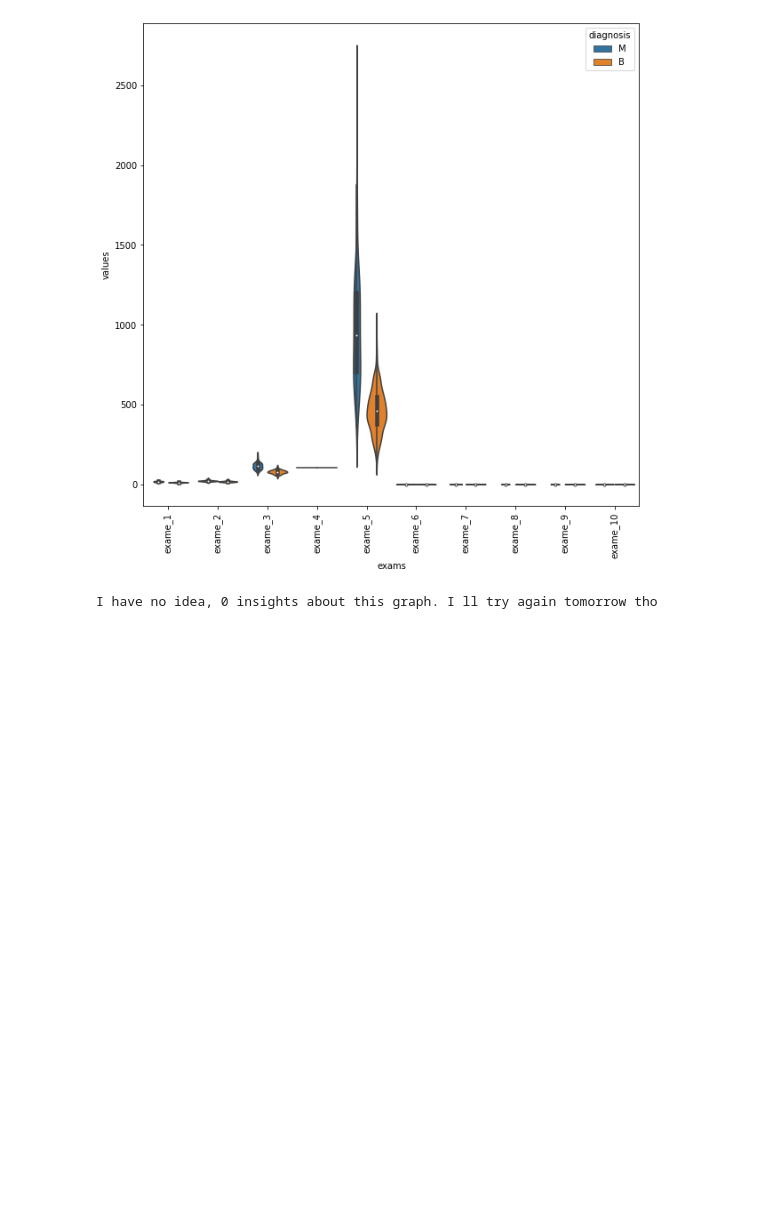
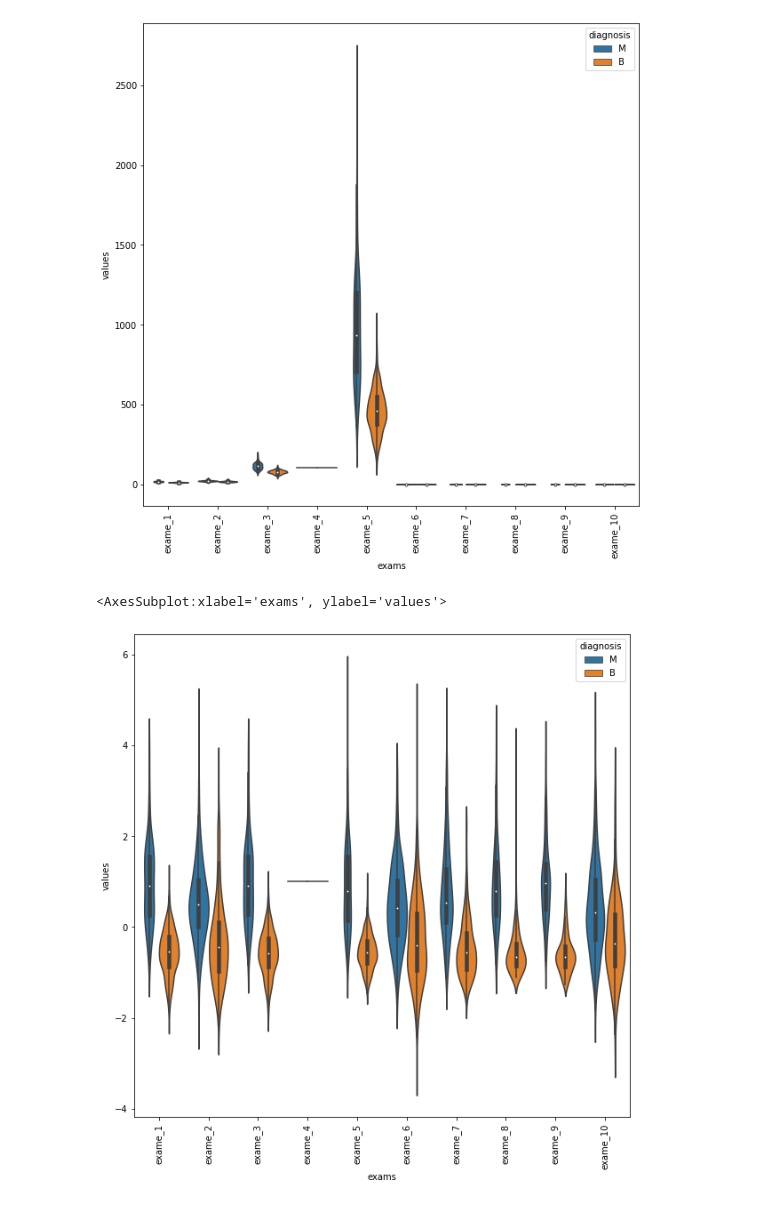
Before and after one commit to deLimaNicolas/that-classic-cancer-classification, a Jupyter notebook: cancer-classifier.ipynb, the cells around one changed output. Cells and saved outputs as stored; diff of their text form; code cells hidden in the pictures; blank space fills up the shorter version.

Commit message:
ploted data is standardizided now

```diff
--- a/cancer-classifier.ipynb
+++ b/cancer-classifier.ipynb
@@ -86,7 +86,25 @@ sns.violinplot(x = 'exams', y = 'values',
 # %% [output]
 <AxesSubplot:xlabel='exams', ylabel='values'>
 [figure]
-# %%
-print('I have no idea, 0 insights about this graph. I ll try again tomorrow tho')
-# %% [output]
-I have no idea, 0 insights about this graph. I ll try again tomorrow tho
+# %%
+from sklearn.preprocessing import StandardScaler
+
+standadizer = StandardScaler()
+standadizer.fit(describers)
+
+describers_2 = standadizer.transform(describers)
+
+describers_2 = pd.DataFrame(data=describers_2, columns=describers.keys())
+
+data_plot =  pd.concat([diagnosis, describers_2.iloc[:, 0:10]], axis = 1)
+
+data_plot = pd.melt(data_plot, id_vars='diagnosis', var_name='exams', value_name='values')
+
+plt.figure(figsize=(10,10))
+plt.xticks(rotation = 90)
+
+sns.violinplot(x = 'exams', y = 'values',
+	       hue="diagnosis", data = data_plot)
+# %% [output]
+<AxesSubplot:xlabel='exams', ylabel='values'>
+[figure, added]
```
Also changed, not shown: parts of 1 cell of this notebook.
